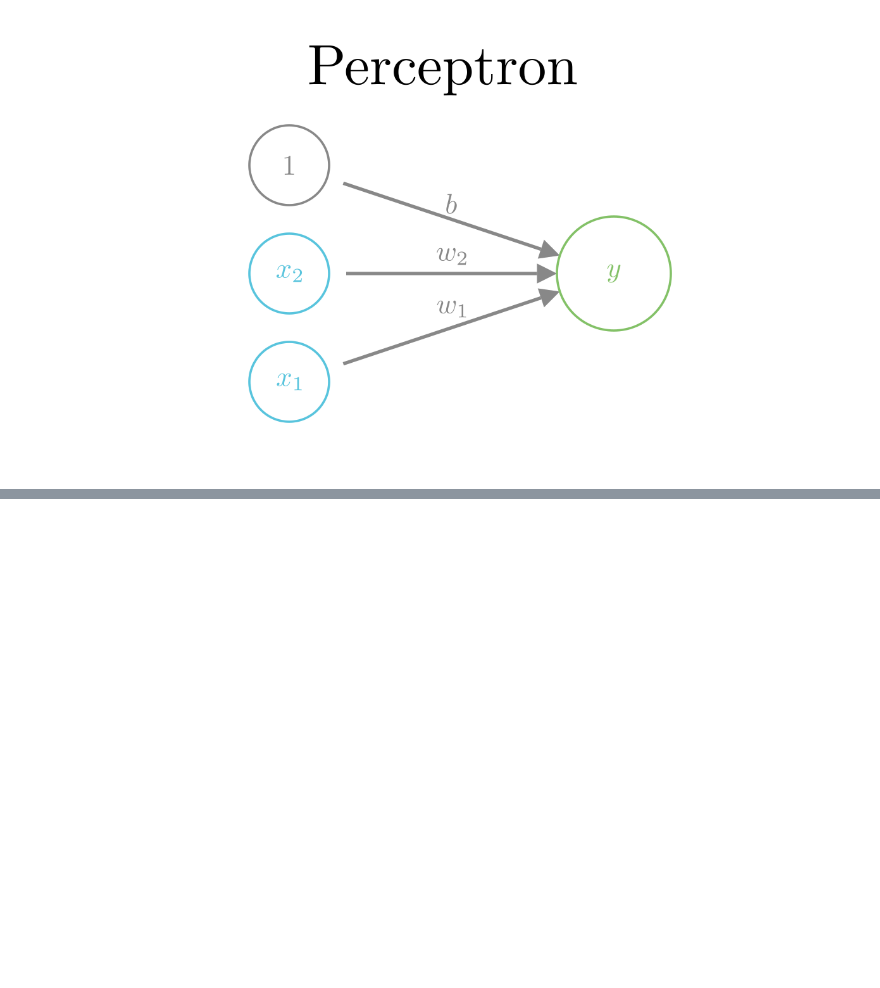
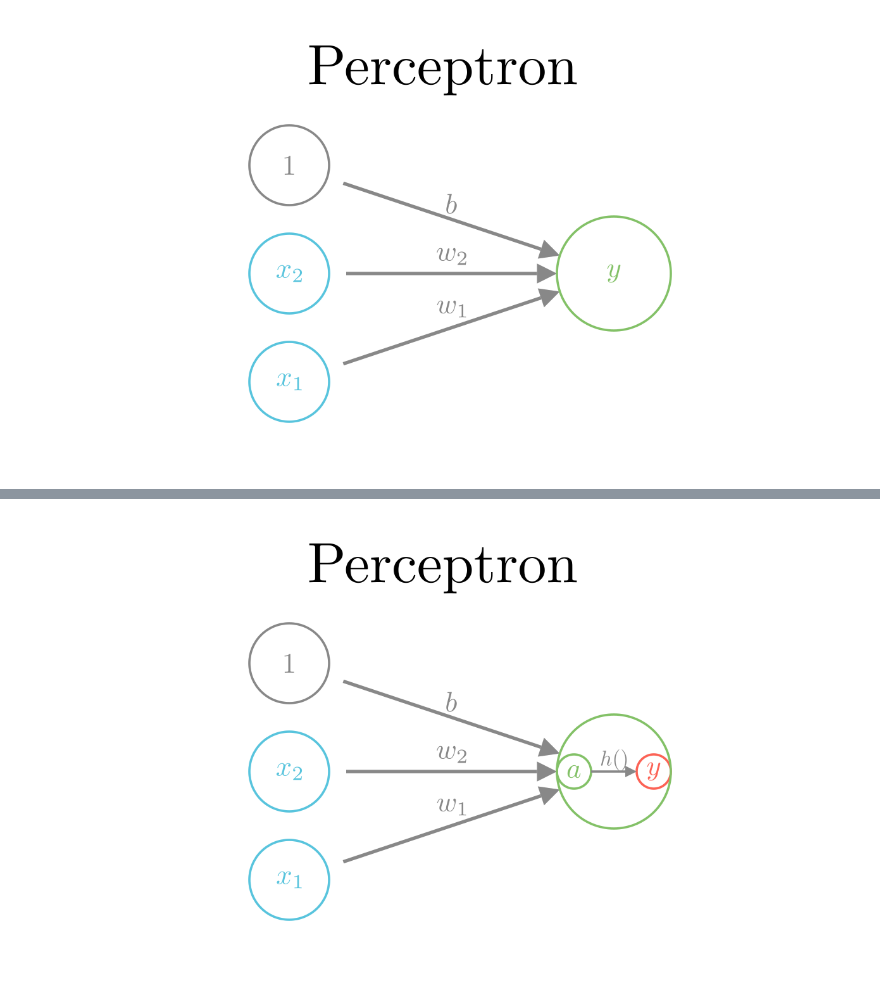
Before and after one commit to iknowca/study, a Jupyter notebook: deeplearning/deeplearning_from_scratch/vol1/ch03/README.ipynb, the cells around one changed output, grey strips where cells are left out. Saved outputs shown, nothing was run; the diff lists cells and outputs as text; code cells hidden in the pictures; blank space fills up the shorter version.

```diff
--- a/deeplearning/deeplearning_from_scratch/vol1/ch03/README.ipynb
+++ b/deeplearning/deeplearning_from_scratch/vol1/ch03/README.ipynb
@@ -41,0 +52,4 @@ Image(filename="asset/img/Perceptron_ManimCE_v0.19.0.png")
+# %%
+Image(filename="asset/img/ActivationFunction_ManimCE_v0.19.0.png")
+# %% [output]
+[figure, added]
```
Also changed, not shown: parts of 2 cells of this notebook, 2 other files.
